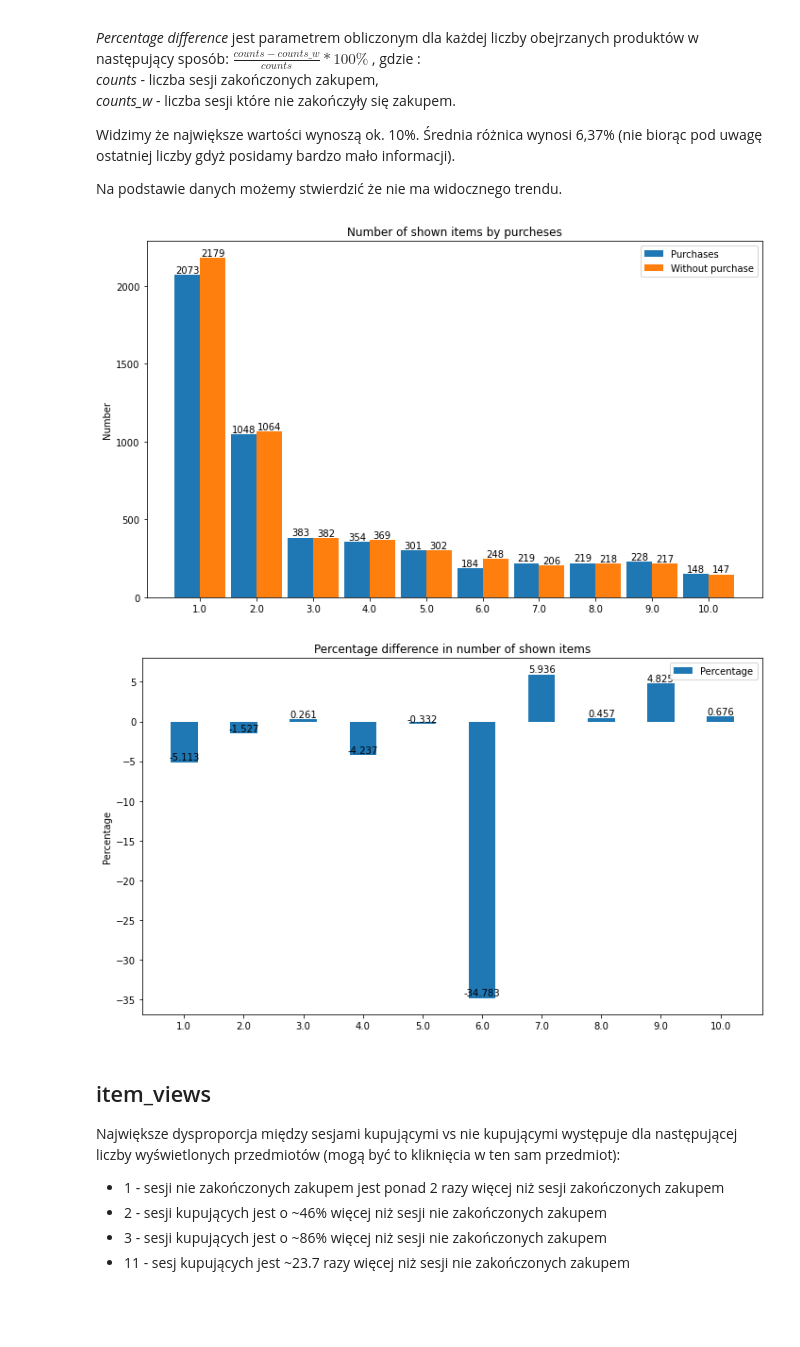
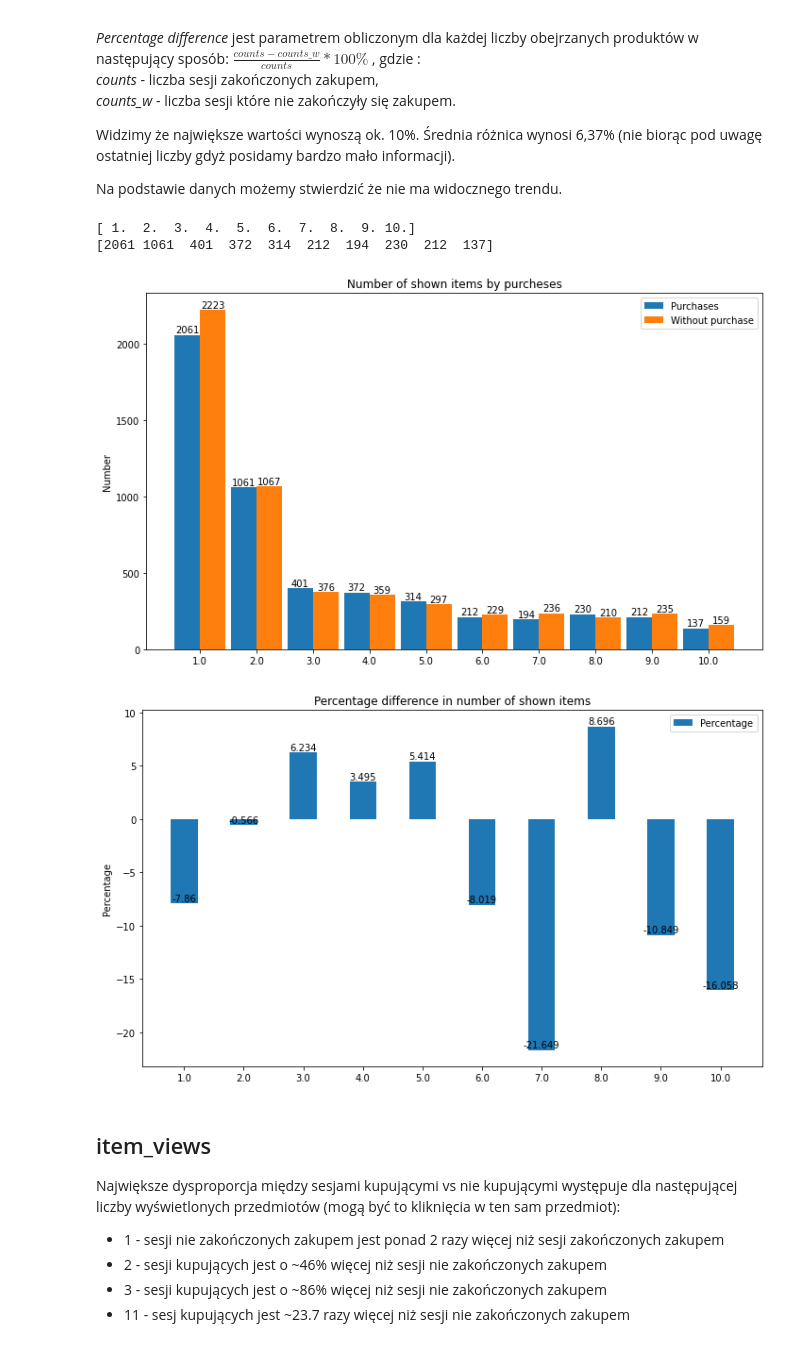
Before and after one commit to pawelbeza/IUM, a Jupyter notebook: data_analysis.ipynb, the cells around one changed output. Drawn from its saved outputs; the diff is of its cells as text; code cells hidden in the pictures; blank space fills up the shorter version.

```diff
--- a/data_analysis.ipynb
+++ b/data_analysis.ipynb
@@ -257,14 +258,15 @@ plt.show()
 # %% [output]
 [figure]
 # %%
-current_id = 100001
+current_id = sessions.iloc[0]['session_id']
 session_hour_pur = np.zeros(24)
 session_hour_without = np.zeros(24)
 current_duration = 0
 purchase = False
 data_set = []
-for i in range(sessions.shape[0]):
-    if(sessions.iloc[i]['session_id'] != current_id):
+ssize = sessions.shape[0]
+for i in range(ssize):
+    if(sessions.iloc[i]['session_id'] != current_id or i == ssize-1):
         temp = [current_id, current_duration, purchase]
         data_set.append(temp)
         current_id = sessions.iloc[i]['session_id']
@@ -352,8 +354,9 @@ purchases_without_d = 0
 without_pur_discount = 0
 without_pur_without_d = 0
 current_id = 0
-for i in range(sessions.shape[0]):
-    if(sessions.iloc[i]['session_id'] != current_id):
+ssize = sessions.shape[0]
+for i in range(ssize):
+    if(sessions.iloc[i]['session_id'] != current_id or i == ssize-1):
         current_id = sessions.iloc[i]['session_id']
         if(sessions.iloc[i]['purchase']):
             if(sessions.iloc[i]['offered_discount']):
@@ -423,8 +426,9 @@ array([ 0,  5, 10, 15, 20])
 # %%
 data = [[0,0], [0,0], [0,0], [0,0], [0,0]]
 current_id = 0
-for i in range(sessions.shape[0]):
-    if(sessions.iloc[i]['session_id'] != current_id):
+ssize = sessions.shape[0]
+for i in range(ssize):
+    if(sessions.iloc[i]['session_id'] != current_id or i == ssize):
         current_id = sessions.iloc[i]['session_id']
         if(sessions.iloc[i]['purchase']):
             discount_index = sessions.iloc[i]['offered_discount']/5
@@ -546,16 +550,16 @@ Widzimy że największe wartości wynoszą ok. 10%.
 
 Na podstawie danych możemy stwierdzić że nie ma widocznego trendu.
 # %%
-max_items = 0
-max_categories = 0
-current_session = 100001
+max_items = sessions.iloc[0]['unique_item_views']
+max_categories = sessions.iloc[0]['unique_categories']
+current_session = sessions.iloc[0]['session_id']
 items_shown = []
 items_shown_w = []
 categories_shown = []
 categories_shown_w = []
-
-for i in range(sessions.shape[0]):
-    if(sessions.iloc[i]['session_id'] != current_session):
+ssize = sessions.shape[0]
+for i in range(ssize):
+    if(sessions.iloc[i]['session_id'] != current_session or i == ssize-1):
         if(sessions.iloc[i]['purchase']):
             items_shown.append(max_items)
             categories_shown.append(max_categories)
@@ -568,8 +572,14 @@ for i in range(sessions.shape[0]):
 # %%
 unique, counts = np.unique(np.array(items_shown), return_counts = True)
 unique_w, counts_w = np.unique(np.array(items_shown_w), return_counts = True)
+# %%
+print(unique)
+print(counts)
+# %% [output]
+[ 1.  2.  3.  4.  5.  6.  7.  8.  9. 10.]
+[2061 1061  401  372  314  212  194  230  212  137]
 # %%
-x = np.arange(len(unique))
+x = np.arange(len(unique_w))+1
 width = 0.45
 
 fig, ax = plt.subplots(figsize=(10,6))
@@ -579,7 +589,7 @@ rects2 = ax.bar(x + width/2, counts_w, width, label='Without purchase')
 ax.set_ylabel('Number')
 ax.set_title('Number of shown items by purcheses')
 ax.set_xticks(x)
-ax.set_xticklabels(unique)
+ax.set_xticklabels(unique_w)
 ax.legend()
 
 autolabel(rects1, ax)
@@ -589,30 +599,30 @@ fig.tight_layout()
 
 plt.show()
 # %% [output]
-[figure, old version]
+[figure, new version]
 # %%
 perc = []
 for i in range(10):
     perc.append(round(((counts[i]-counts_w[i])*100/counts[i]), 3))
 
 x = np.arange(10)
 
 fig, ax = plt.subplots(figsize=(10,6))
 rects1 = ax.bar(x, perc, width, label="Percentage")
 
 ax.set_ylabel('Percentage')
 ax.set_title('Percentage difference in number of shown items')
 ax.set_xticks(x)
-ax.set_xticklabels(unique[:10])
+ax.set_xticklabels(unique_w)
 ax.legend()
 
 autolabel(rects1, ax)
 
 fig.tight_layout()
 
 plt.show()
 # %% [output]
-[figure, old version]
+[figure, new version]
 # %% [markdown]
 ## item_views <a name="item_views"></a>
 Największe dysproporcja między sesjami kupującymi vs nie kupującymi występuje dla następującej liczby wyświetlonych przedmiotów (mogą być to kliknięcia w ten sam przedmiot):
```
Also changed, not shown: parts of 14 cells of this notebook.
